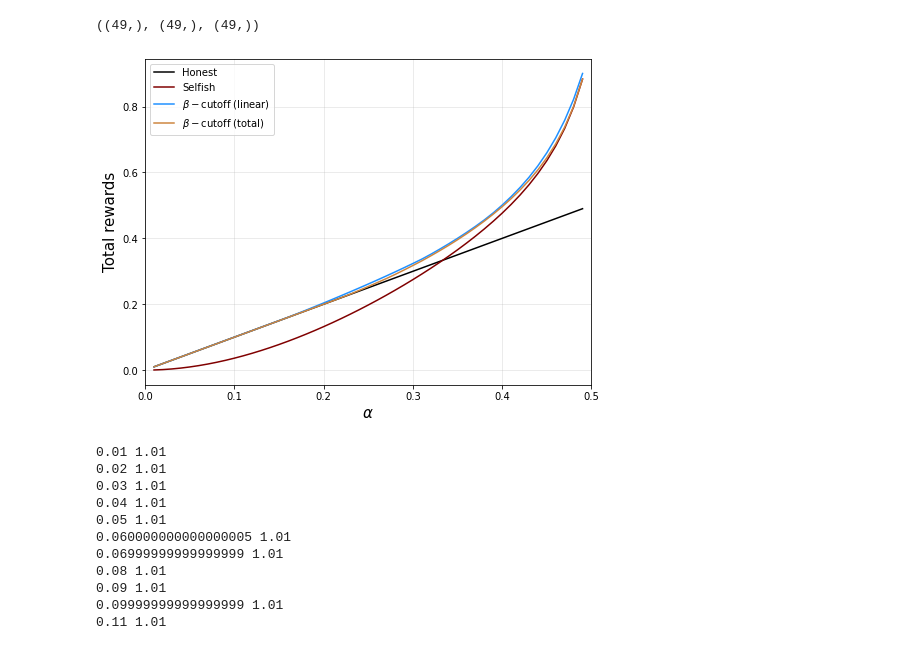
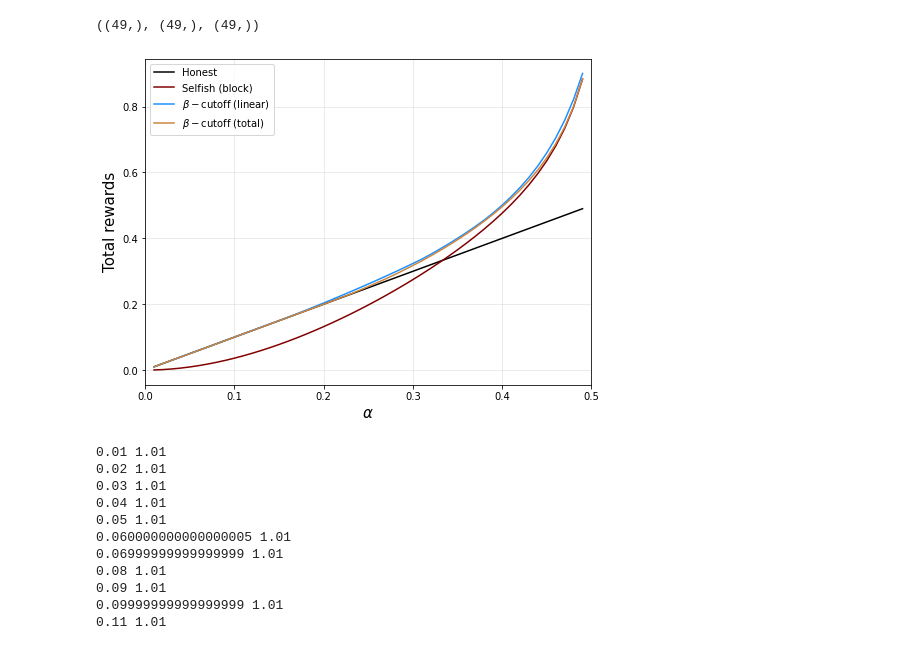
Before and after one commit to michaelneuder/opportunistic-mining, a Jupyter notebook: arxiv2.ipynb, the cells around one changed output. Drawn from its saved outputs; the diff is of its cells as text; code cells hidden in the pictures.

```diff
--- a/arxiv2.ipynb
+++ b/arxiv2.ipynb
@@ -394,23 +394,23 @@ selfish_rews.shape, linear_rews.shape, total_rews.shape
 # %%
 f, ax = plt.subplots(figsize=(8,6))
 
 for ax_ in [ax]:
     ax_.plot(alphas, alphas, label='Honest', color='black')
-    ax_.plot(alphas, selfish_rews, label='Selfish', color='maroon')
+    ax_.plot(alphas, selfish_rews, label='Selfish (block)', color='maroon')
     ax_.plot(alphas, linear_rews, label=r'$\beta-$cutoff (linear)', color='dodgerblue')
     ax_.plot(alphas, total_rews/3, label=r'$\beta-$cutoff (total)', color='peru')
     ax_.grid(alpha=0.3)
 
 ax.set_xlabel(r'$\alpha$', size=15)
 ax.set_ylabel(r'Total rewards', size=15)
 ax.set_xlim(0,0.5)
 # ax.set_ylim(0,1.)
 ax.legend(loc=2)
 
 plt.savefig('out.png', dpi=150, bbox_inches='tight', facecolor='white')
 plt.show()
 # %% [output]
-[figure, old version]
+[figure, new version]
 # %%
 alphas = np.arange(0.01, 0.50, 0.01)
 betas = np.arange(1.01, 5.01, 0.5)
```
Also changed, not shown: parts of 13 cells of this notebook, 1 other file.
